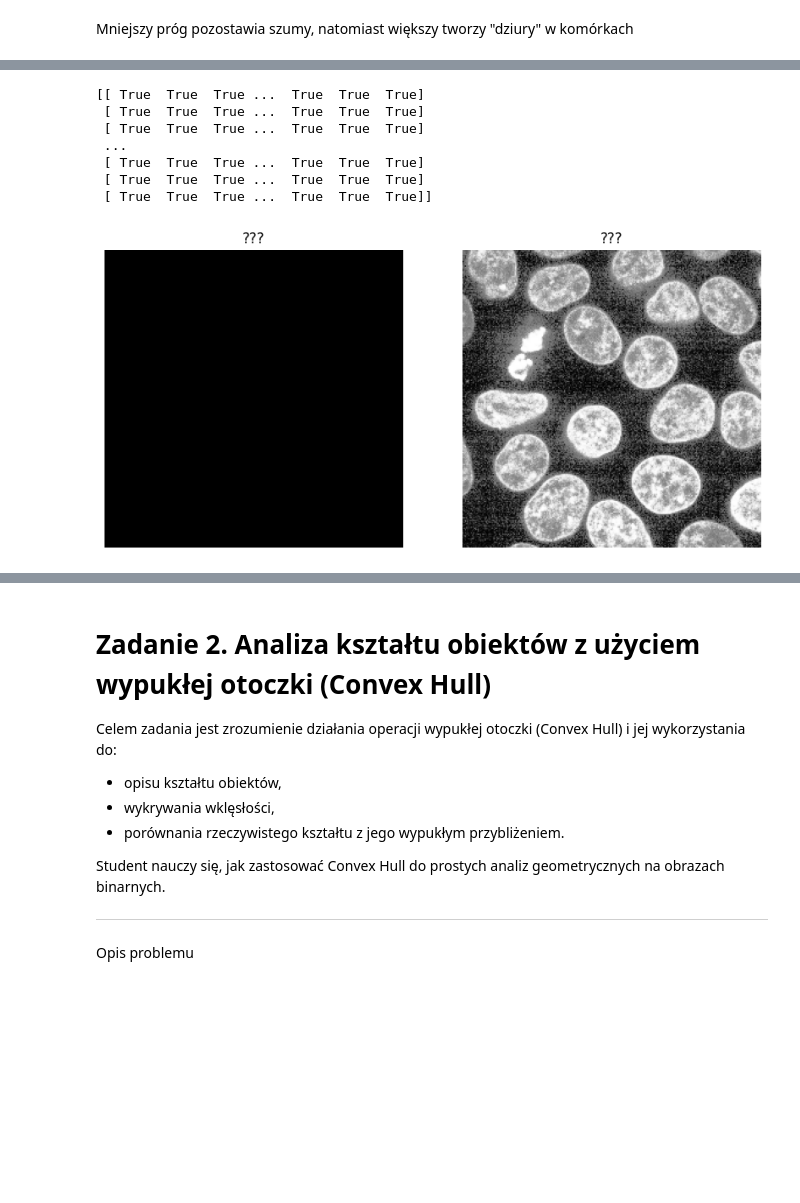
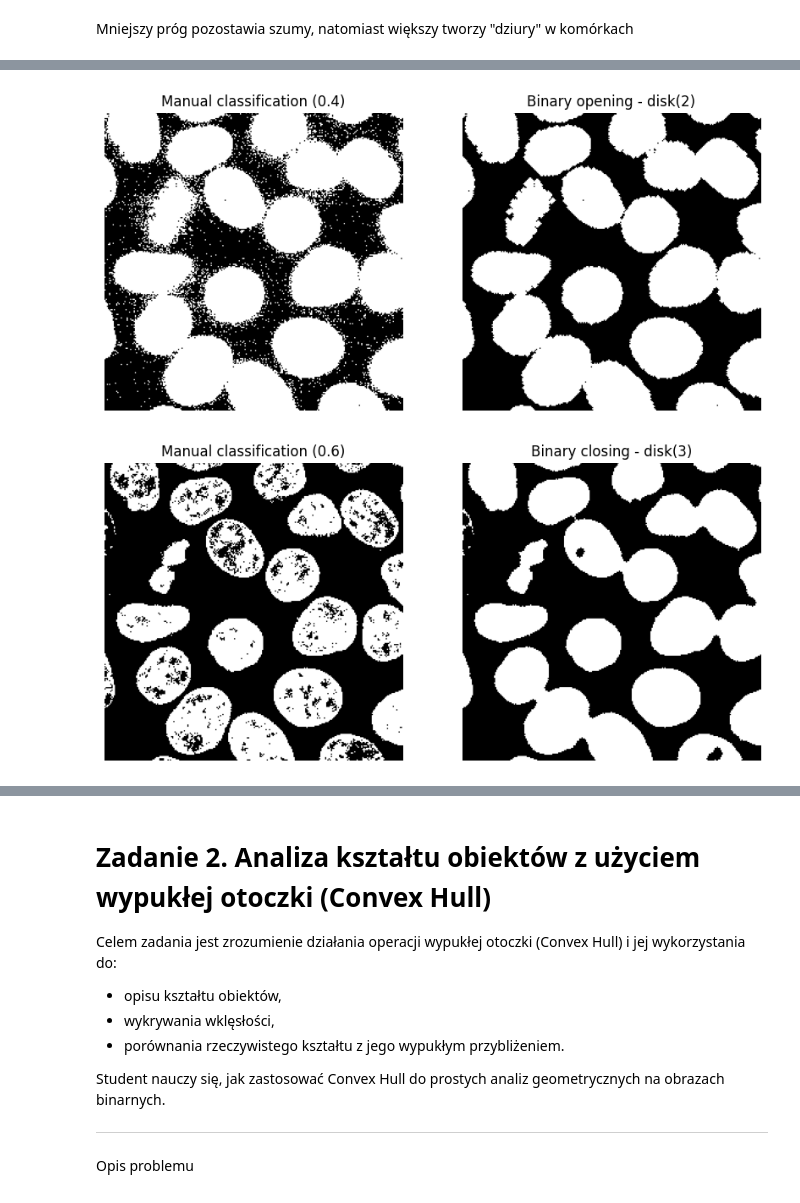
Before and after one commit to Mosder/agh, a Jupyter notebook: sem5/obrazki/lab2/lab2.ipynb, the cells around one changed output, grey strips where cells are left out. Saved outputs shown, nothing was run; the diff lists cells and outputs as text; code cells hidden in the pictures; blank space fills up the shorter version.

```diff
--- a/sem5/obrazki/lab2/lab2.ipynb
+++ b/sem5/obrazki/lab2/lab2.ipynb
@@ -495,15 +497,17 @@ Mniejszy próg pozostawia szumy, natomiast większy tworzy "dziury" w komórkach
-# %%
-from skimage.morphology import disk
-
-bin_open = binary_opening(middle_layer_equalized, disk(2))
-print(bin_open)
-show_gray_images([bin_open, middle_layer_equalized], ["???", "???"])
-# %% [output]
-[[ True  True  True ...  True  True  True]
- [ True  True  True ...  True  True  True]
- [ True  True  True ...  True  True  True]
- ...
- [ True  True  True ...  True  True  True]
- [ True  True  True ...  True  True  True]
- [ True  True  True ...  True  True  True]]
-[figure, removed]
+# %%
+from skimage.morphology import disk
+
+bin_open = binary_opening(manual_classification1, disk(2))
+bin_close = binary_closing(manual_classification2, disk(3))
+
+show_gray_images(
+    [manual_classification1, bin_open],
+    [f"Manual classification ({threshold1})", "Binary opening - disk(2)"]
+)
+show_gray_images(
+    [manual_classification2, bin_close],
+    [f"Manual classification ({threshold2})", "Binary closing - disk(3)"]
+)
+# %% [output]
+[figure, added]
+[figure, added]
```
Also changed, not shown: parts of 17 cells of this notebook.
